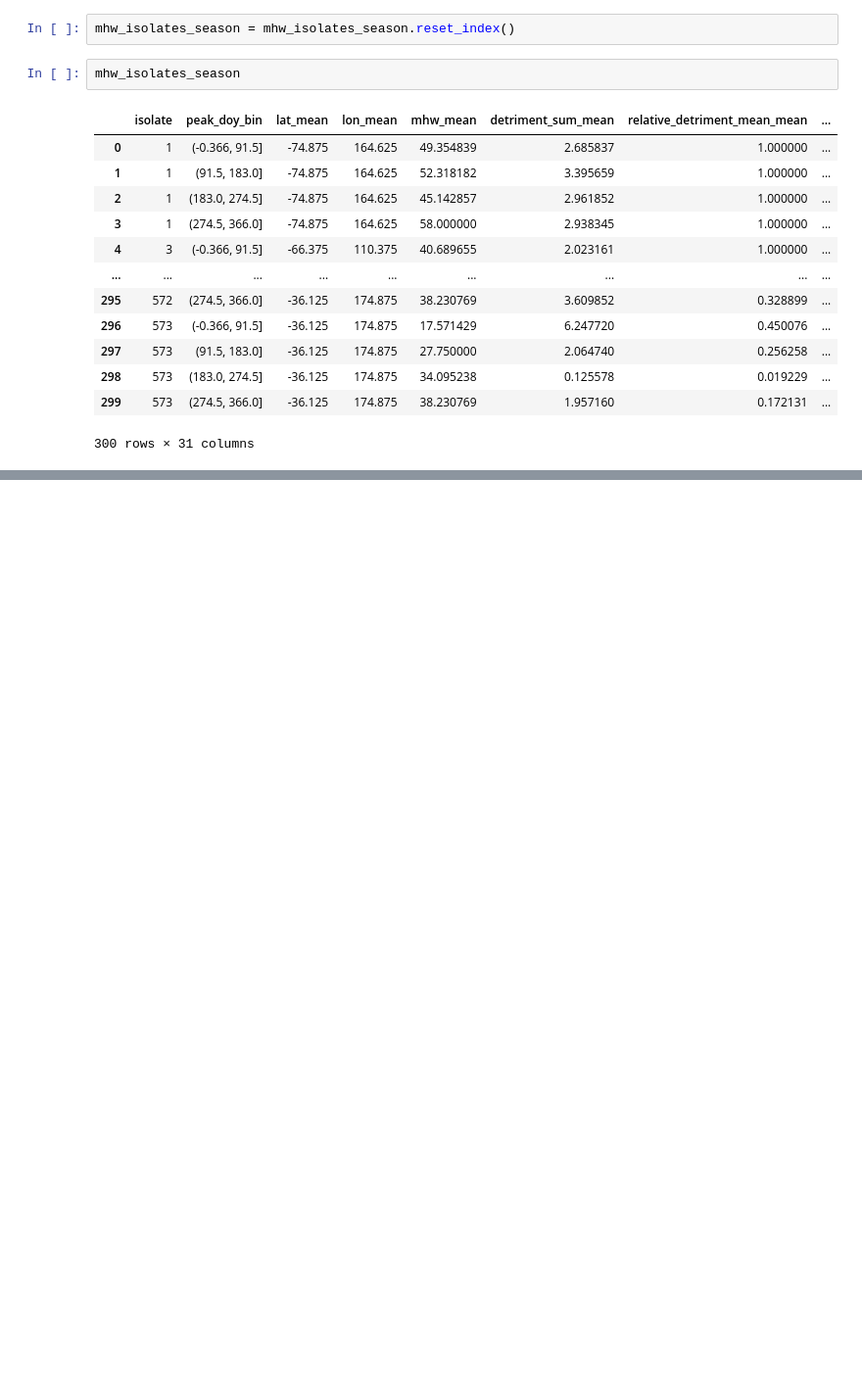
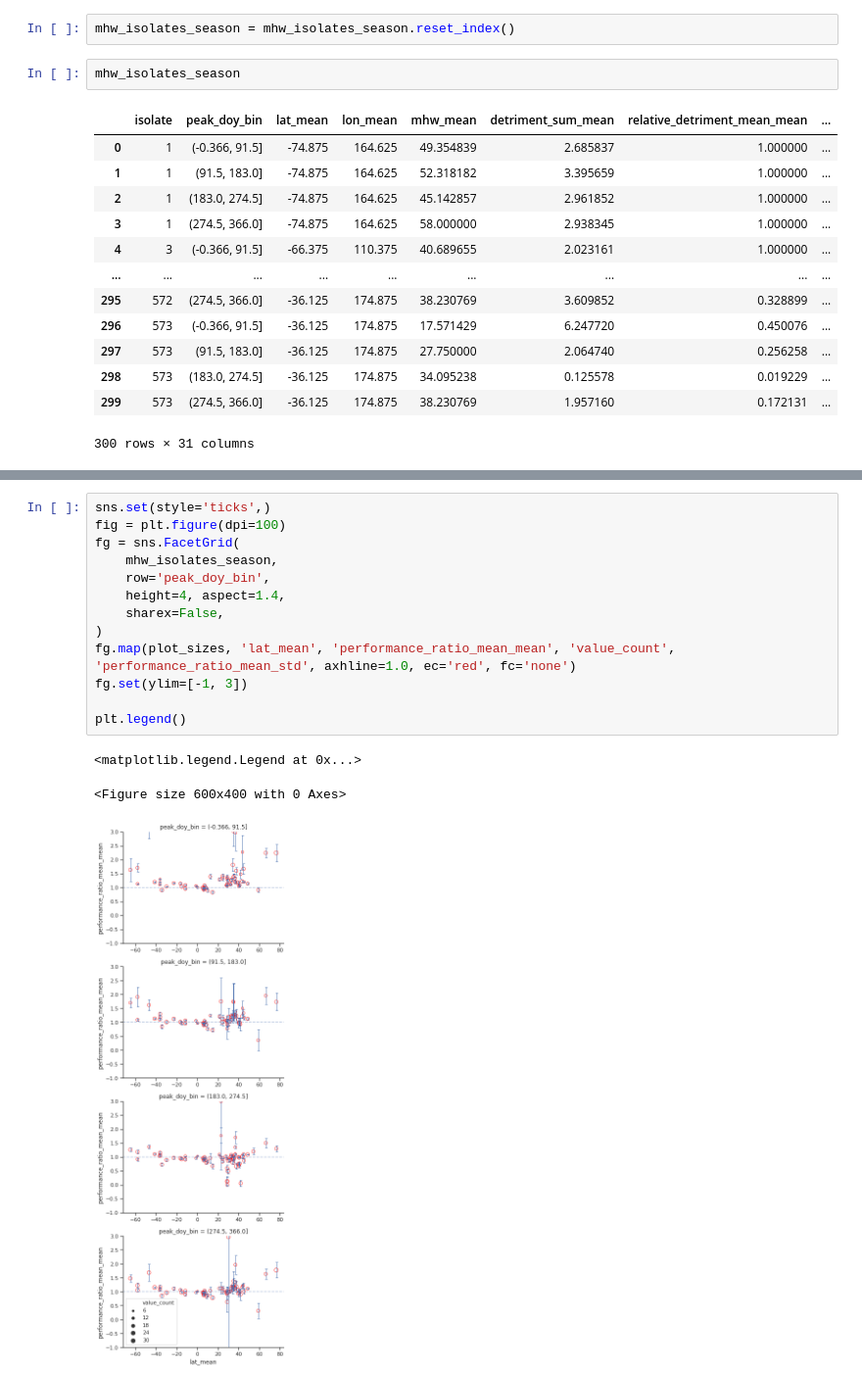
Before and after one commit to HuckleyLab/phyto-mhw, a Jupyter notebook: analysis/Individual_Isolate_performance.ipynb, the cells around one changed output, grey strips where cells are left out. Shown at 98% size. Saved outputs shown, nothing was run; the diff lists cells and outputs as text; blank space fills up the shorter version.

```diff
--- a/analysis/Individual_Isolate_performance.ipynb
+++ b/analysis/Individual_Isolate_performance.ipynb
@@ -678,0 +735,17 @@ fg.set_titles(col_template="DOY: {col_name}")
+# %%
+sns.set(style='ticks',)
+fig = plt.figure(dpi=100)
+fg = sns.FacetGrid(
+    mhw_isolates_season,
+    row='peak_doy_bin',
+    height=4, aspect=1.4,
+    sharex=False,
+)
+fg.map(plot_sizes, 'lat_mean', 'performance_ratio_mean_mean', 'value_count', 'performance_ratio_mean_std', axhline=1.0, ec='red', fc='none')
+fg.set(ylim=[-1, 3])
+
+plt.legend()
+# %% [output]
+<matplotlib.legend.Legend at 0x...>
+<Figure size 600x400 with 0 Axes>
+[figure, added]
```
Also changed, not shown: parts of 11 cells of this notebook.
